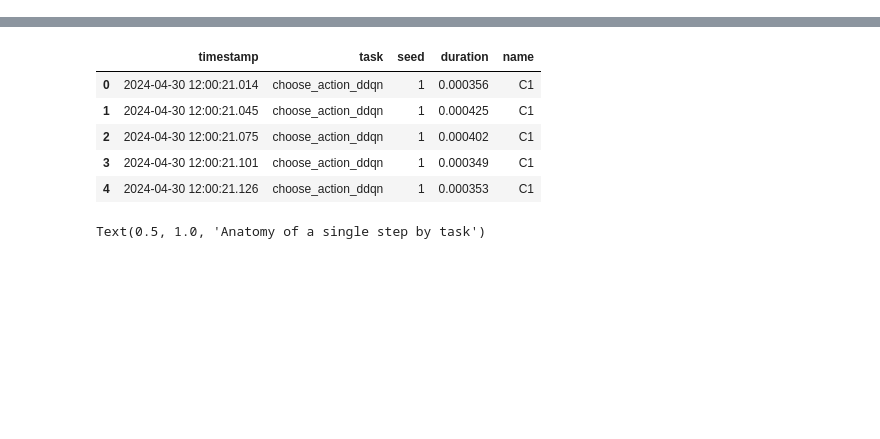
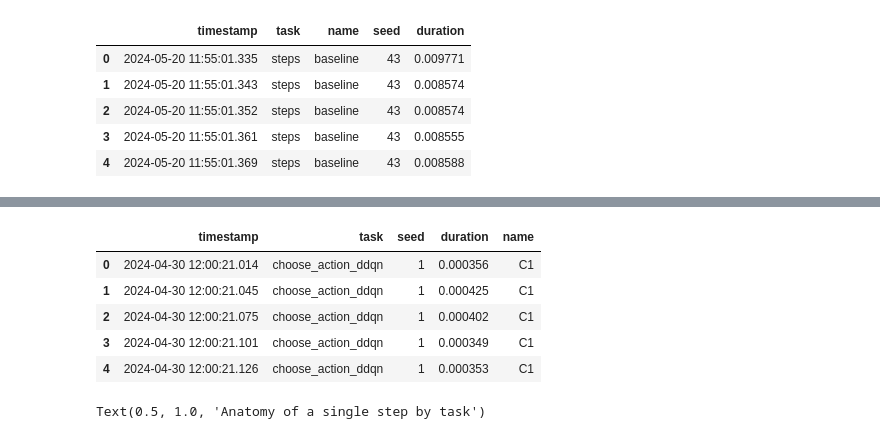
Before and after one commit to aggravated-monster/master, a Jupyter notebook: mario_visualisation/symbolic.ipynb, the cells around one changed output, grey strips where cells are left out. Saved outputs shown, nothing was run; the diff lists cells and outputs as text; code cells hidden in the pictures; blank space fills up the shorter version.

```diff
--- a/mario_visualisation/symbolic.ipynb
+++ b/mario_visualisation/symbolic.ipynb
@@ -7,0 +21,10 @@ sns.set_style("white")
+# %%
+df_steps = pd.read_csv("./timing_step.csv")
+df_steps.head(5)
+# %% [output]
+|  | timestamp | task | name | seed | duration |
+| 0 | 2024-05-20 11:55:01.335 | steps | baseline | 43 | 0.009771 |
+| 1 | 2024-05-20 11:55:01.343 | steps | baseline | 43 | 0.008574 |
+| 2 | 2024-05-20 11:55:01.352 | steps | baseline | 43 | 0.008574 |
+| 3 | 2024-05-20 11:55:01.361 | steps | baseline | 43 | 0.008555 |
+| 4 | 2024-05-20 11:55:01.369 | steps | baseline | 43 | 0.008588 |
```
Also changed, not shown: parts of 5 cells of this notebook.
